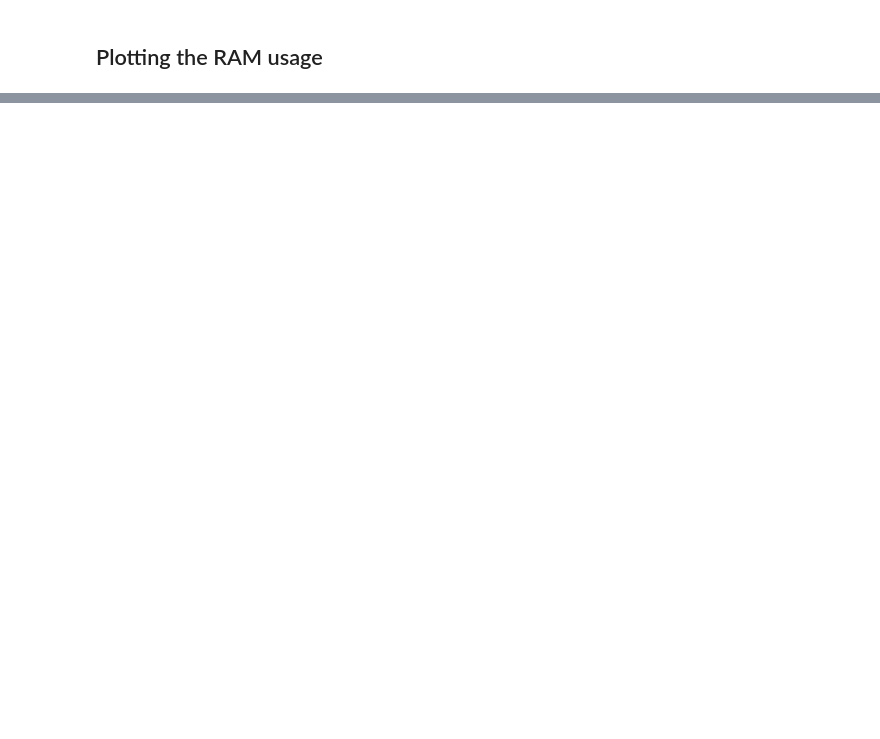
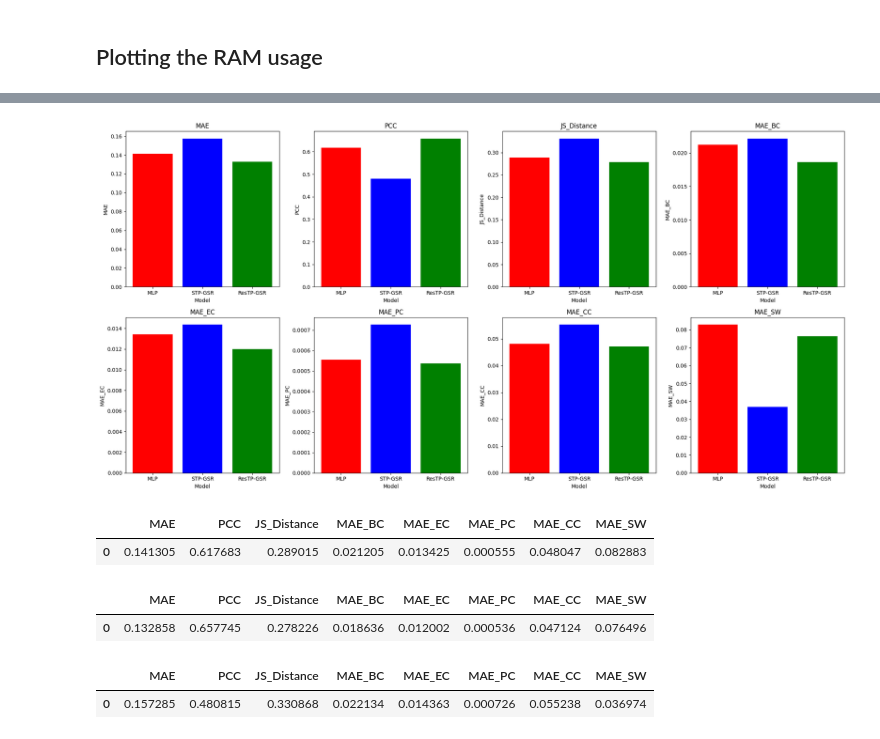
Before and after one commit to michaelhod/Generative-GNN-Brain-Graphs, a Jupyter notebook: plotting.ipynb, the cells around one changed output, grey strips where cells are left out. Saved outputs shown, nothing was run; the diff lists cells and outputs as text; code cells hidden in the pictures; blank space fills up the shorter version.

```diff
--- a/plotting.ipynb
+++ b/plotting.ipynb
@@ -67,0 +94,49 @@ ram_df
+# %%
+import os
+
+def get_average_from_directory(directory):
+    csv_files = [f for f in os.listdir(directory) if f.endswith('.csv')]
+
+    df_list = [pd.read_csv(os.path.join(directory, file)) for file in csv_files]
+    df_all = pd.concat(df_list)
+
+    df_average = df_all.groupby(level=0).mean()
+
+    return df_average
+
+df_average_mlp = get_average_from_directory('evaluation/mlp')
+df_average_stp_gsr = get_average_from_directory('evaluation/stp-gsr')
+df_average_soap = get_average_from_directory('evaluation/soap')
+# %%
+colors = ['red', 'blue', 'green', 'purple', 'orange', 'brown']
+# Plotting the comparison bar charts for each column
+fig, axes = plt.subplots(2, 4, figsize=(20, 10))
+axes = axes.flatten()
+
+for i, column in enumerate(df_average_mlp.columns):
+    axes[i].bar(['MLP', 'STP-GSR', 'ResTP-GSR'],
+                [df_average_mlp[column].values[0], df_average_stp_gsr[column].values[0], df_average_soap[column].values[0]],
+                color=colors[:3])
+    axes[i].set_title(column)
+    axes[i].set_ylabel(column)
+    axes[i].set_xlabel('Model')
+
+plt.tight_layout()
+plt.show()
+# %% [output]
+[figure, added]
+# %%
+df_average_mlp
+# %% [output]
+|  | MAE | PCC | JS_Distance | MAE_BC | MAE_EC | MAE_PC | MAE_CC | MAE_SW |
+| 0 | 0.141305 | 0.617683 | 0.289015 | 0.021205 | 0.013425 | 0.000555 | 0.048047 | 0.082883 |
+# %%
+df_average_soap
+# %% [output]
+|  | MAE | PCC | JS_Distance | MAE_BC | MAE_EC | MAE_PC | MAE_CC | MAE_SW |
+| 0 | 0.132858 | 0.657745 | 0.278226 | 0.018636 | 0.012002 | 0.000536 | 0.047124 | 0.076496 |
+# %%
+df_average_stp_gsr
+# %% [output]
+|  | MAE | PCC | JS_Distance | MAE_BC | MAE_EC | MAE_PC | MAE_CC | MAE_SW |
+| 0 | 0.157285 | 0.480815 | 0.330868 | 0.022134 | 0.014363 | 0.000726 | 0.055238 | 0.036974 |
```
Also changed, not shown: parts of 8 cells of this notebook, 14 other files.
